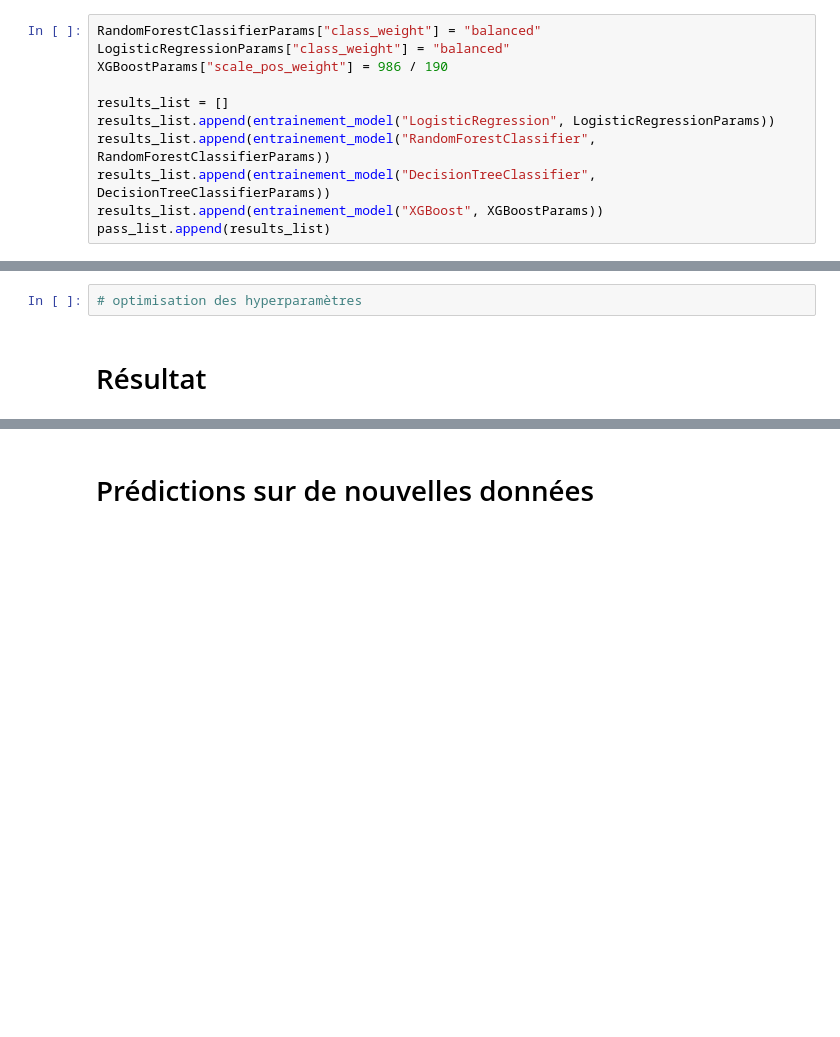
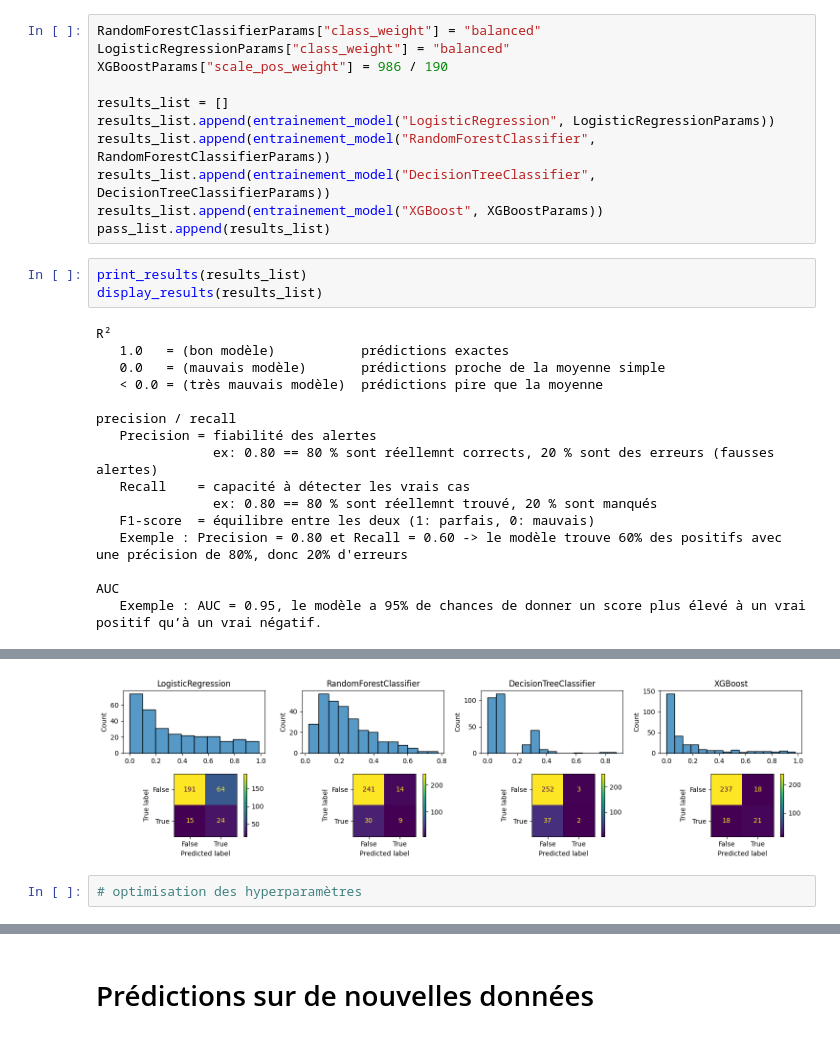
Before and after one commit to Ace4teaM/OCR-NovaTech, a Jupyter notebook: 3.modelisations.ipynb, the cells around one changed output, grey strips where cells are left out. Saved outputs shown, nothing was run; the diff lists cells and outputs as text; blank space fills up the shorter version.

Commit message:
sépare les visuels des résultats pour plus de visibilité

```diff
--- a/3.modelisations.ipynb
+++ b/3.modelisations.ipynb
@@ -219,3 +319,22 @@ results_list.append(entrainement_model("RandomForestClassifier", RandomForestCla
 results_list.append(entrainement_model("DecisionTreeClassifier", DecisionTreeClassifierParams))
 results_list.append(entrainement_model("XGBoost", XGBoostParams))
 pass_list.append(results_list)
+# %%
+print_results(results_list)
+display_results(results_list)
+# %% [output]
+R²
+   1.0   = (bon modèle)           prédictions exactes
+   0.0   = (mauvais modèle)       prédictions proche de la moyenne simple
+   < 0.0 = (très mauvais modèle)  prédictions pire que la moyenne
+
+precision / recall
+   Precision = fiabilité des alertes
+               ex: 0.80 == 80 % sont réellemnt corrects, 20 % sont des erreurs (fausses alertes)
+   Recall    = capacité à détecter les vrais cas
+               ex: 0.80 == 80 % sont réellemnt trouvé, 20 % sont manqués
+   F1-score  = équilibre entre les deux (1: parfais, 0: mauvais)
+   Exemple : Precision = 0.80 et Recall = 0.60 -> le modèle trouve 60% des positifs avec une précision de 80%, donc 20% d'erreurs
+
+AUC
+   Exemple : AUC = 0.95, le modèle a 95% de chances de donner un score plus élevé à un vrai positif qu’à un vrai négatif.
@@ -222,4 +346,3 @@ pass_list.append(results_list)
+[figure, added]
 # %%
 # optimisation des hyperparamètres
-# %% [markdown]
-# Résultat
```
Also changed, not shown: parts of 11 cells of this notebook.
